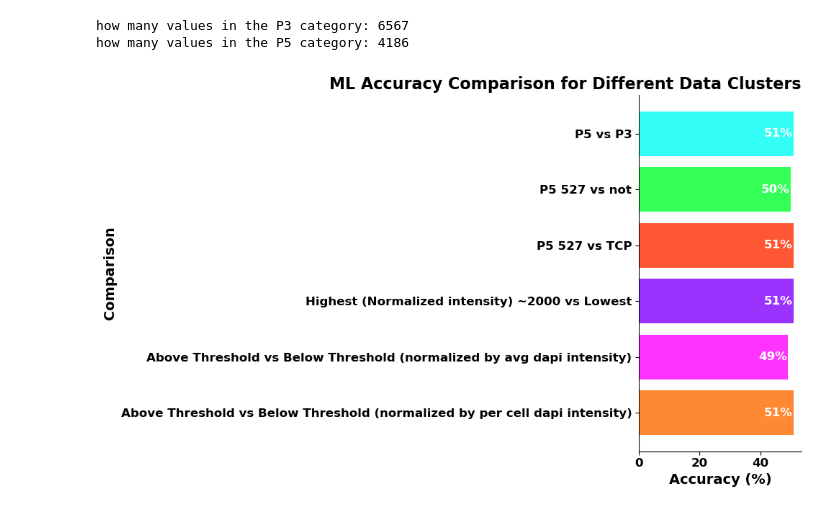
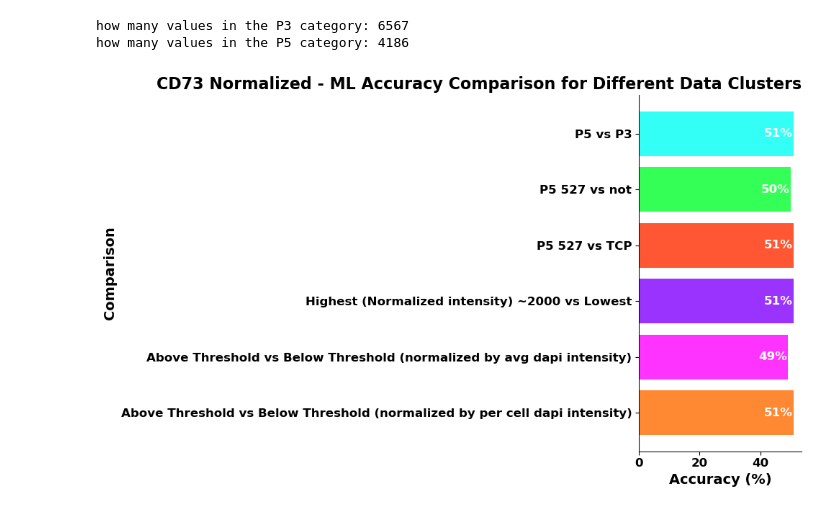
Before and after one commit to GhoshLabEng/Pegah_ML_Stemness_Predictor_Project, a Jupyter notebook: data_sorting.ipynb, the cells around one changed output. Cells and saved outputs as stored; diff of their text form; code cells hidden in the pictures.

```diff
--- a/data_sorting.ipynb
+++ b/data_sorting.ipynb
@@ -217,32 +217,32 @@ bars = plt.barh(df_new['Comparison'], df_new['Accuracy'], color=['#FF8833','#FF3
 
 # Add larger and bold labels with the new title
 plt.xlabel('Accuracy (%)', fontsize=14, fontweight='bold')
 plt.ylabel('Comparison', fontsize=14, fontweight='bold')
-plt.title('ML Accuracy Comparison for Different Data Clusters', fontsize=16, fontweight='bold', loc='right')
+plt.title('CD73 Normalized - ML Accuracy Comparison for Different Data Clusters', fontsize=16, fontweight='bold', loc='right')
 
 # Set the y-tick labels (comparisons) to bold
 plt.yticks(fontsize=12, fontweight='bold')
 
 # Set the x-tick labels (numbers) to bold
 plt.xticks(fontsize=12, fontweight='bold')
 
 # Display the values on the bars with bold font
 for bar in bars:
     plt.text(bar.get_width() - 5, bar.get_y() + bar.get_height()/2, f'{bar.get_width()}%', va='center', ha='center',
              color='white', fontsize=12, fontweight='bold')
 
 # Add a dotted red line between the two groups
 # plt.axhline(y=1.5, color='red', linestyle='--', linewidth=2)
 
 # Remove the black border (spines)
 ax = plt.gca()
 ax.spines['top'].set_visible(False)
 ax.spines['right'].set_visible(False)
 ax.spines['left'].set_visible(True)
 ax.spines['bottom'].set_visible(True)
 
 # Show the plot
 plt.tight_layout()
 plt.show()
 # %% [output]
-[figure, old version]
+[figure, new version]
```
Also changed, not shown: parts of 3 cells of this notebook, 8 other files.
